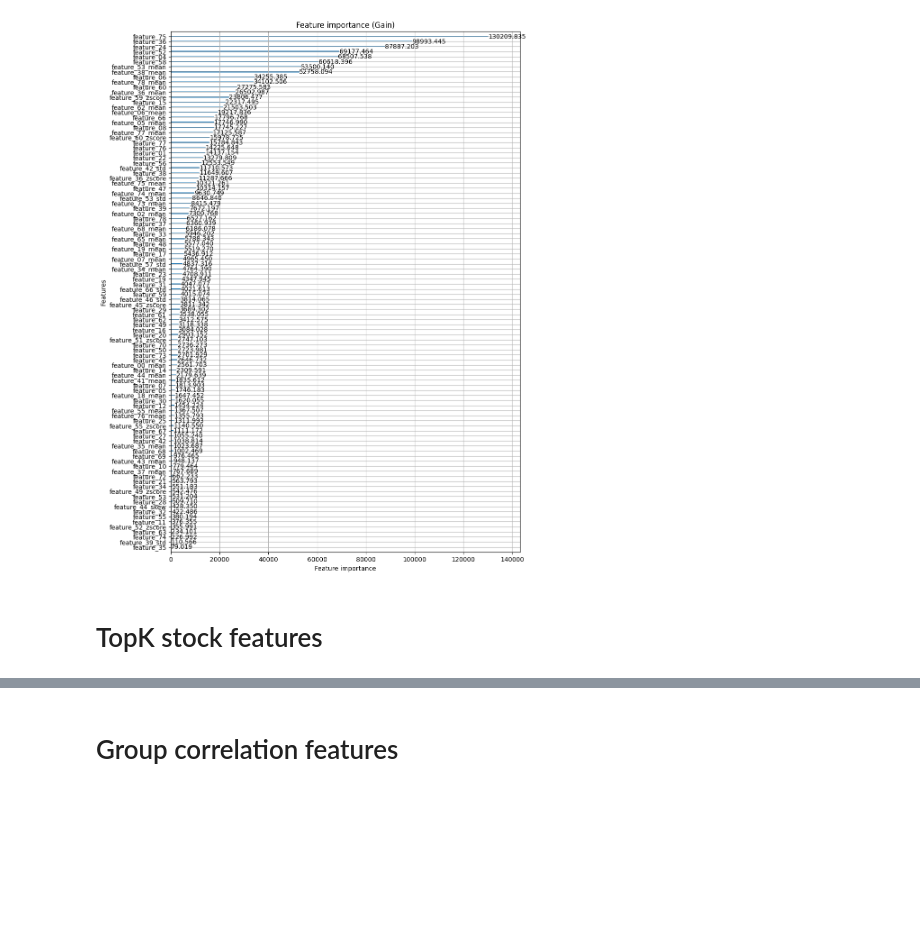
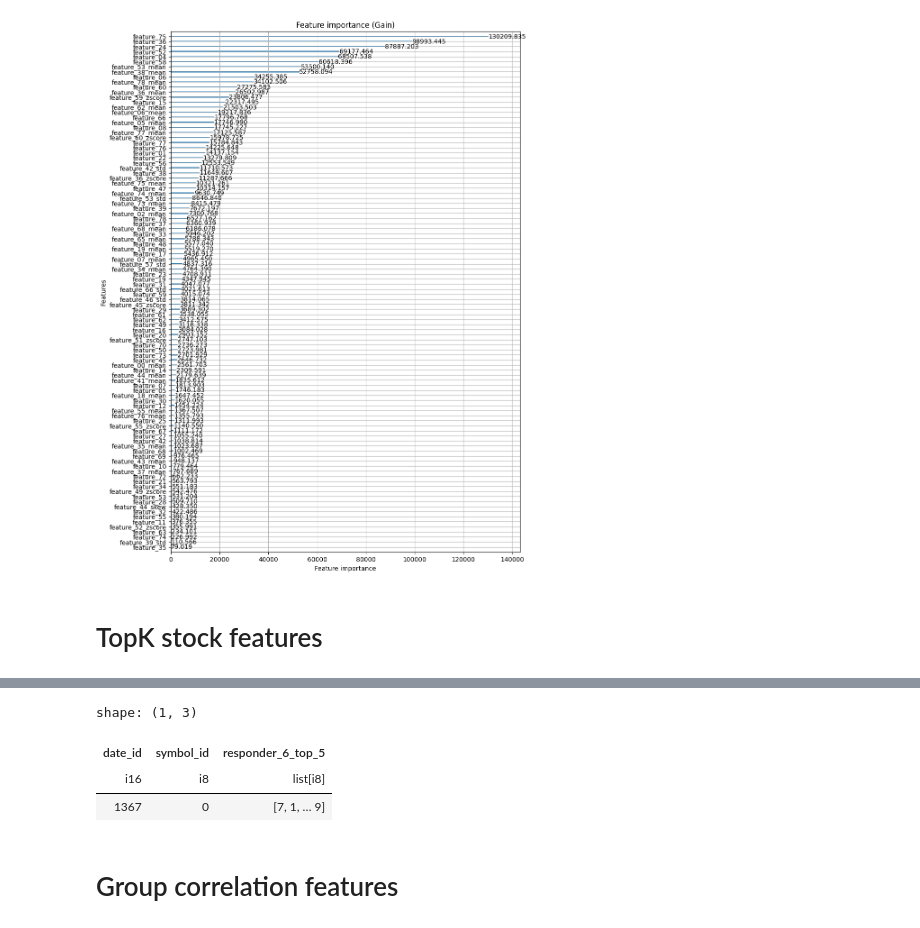
Before and after one commit to lorecampa/jane_street_forecasting, a Jupyter notebook: nbs/tree/features.ipynb, the cells around one changed output, grey strips where cells are left out. Saved outputs shown, nothing was run; the diff lists cells and outputs as text; code cells hidden in the pictures; blank space fills up the shorter version.

```diff
--- a/nbs/tree/features.ipynb
+++ b/nbs/tree/features.ipynb
@@ -232,3 +225,10 @@ _df['responder_6_top_5'].null_count()
+# %%
+df.group_by('date_id', 'symbol_id')
+# %% [output]
+shape: (1, 3)
+| date_id | symbol_id | responder_6_top_5 |
+| i16 | i8 | list[i8] |
+| 1367 | 0 | [7, 1, … 9] |
 # %% [markdown]
 # Group correlation features
 # %%
```
Also changed, not shown: parts of 5 cells of this notebook, 5 other files.
